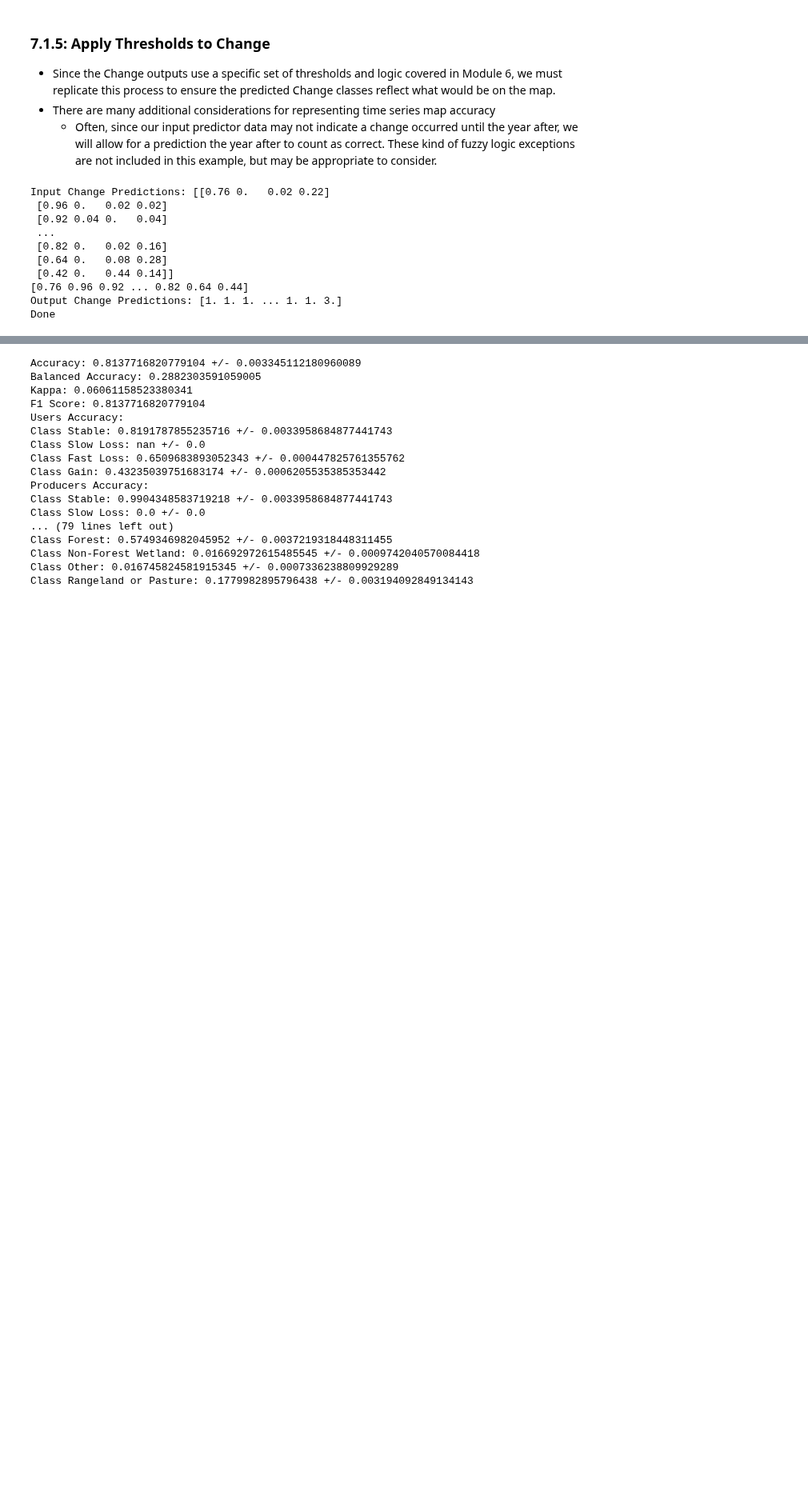
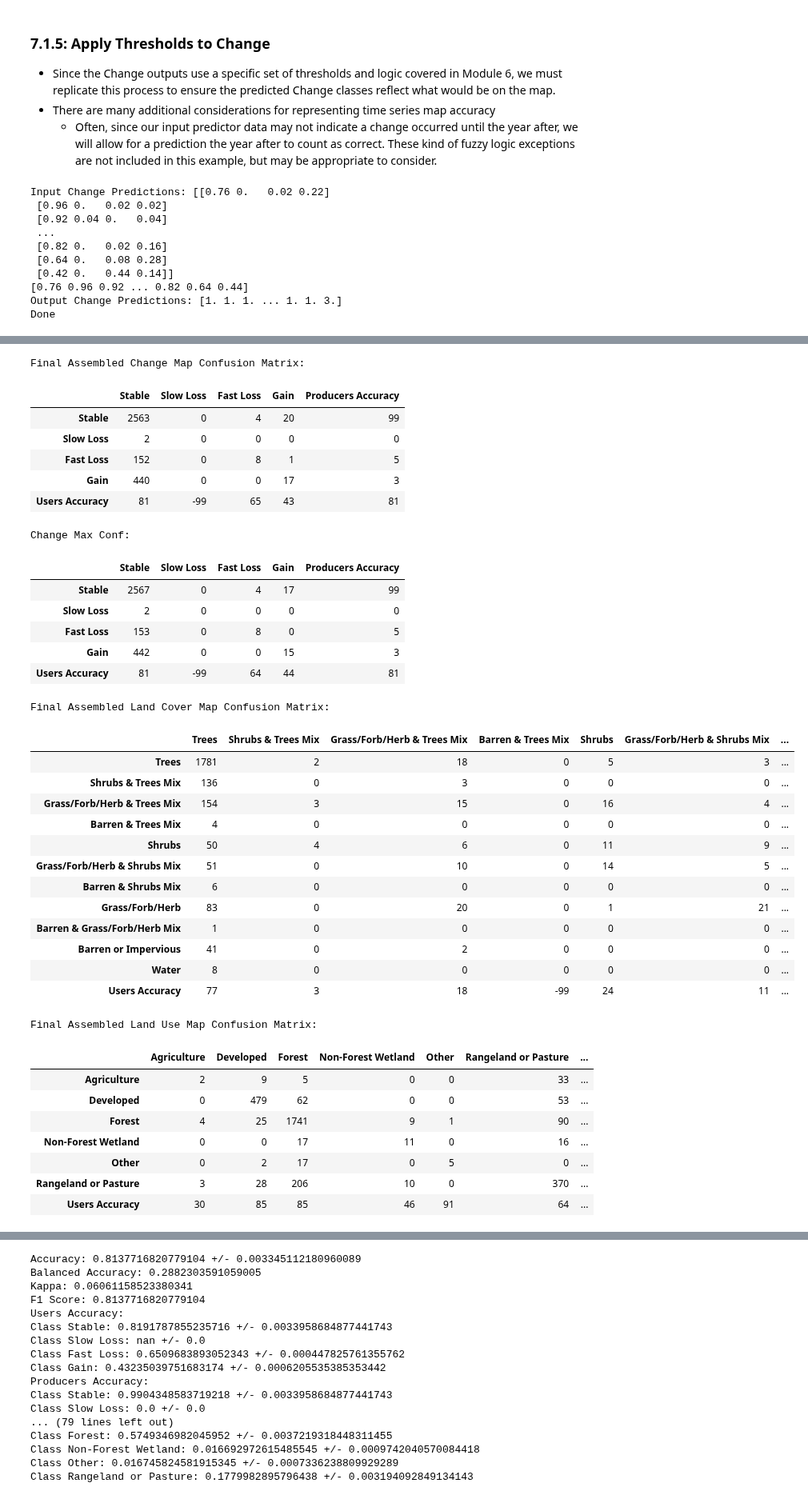
Before and after one commit to redcastle-resources/lcms-training, a Jupyter notebook: 7-Map_Validation.ipynb, the cells around one changed output, grey strips where cells are left out. Shown at 80% size. Cells and saved outputs as stored; diff of their text form; code cells hidden in the pictures; blank space fills up the shorter version.

```diff
--- a/7-Map_Validation.ipynb
+++ b/7-Map_Validation.ipynb
@@ -438,8 +441,9 @@ Done
 stratum = [i for i in KFoldInfo['STRATUM']]
 
 stratum_counts = KFoldInfo['STRATUM_PIXEL_COUNT']
-stratum_pct = KFoldInfo['STRATUM_PIXEL_PCT']
+stratum_pct = [(n/100) for n in KFoldInfo['STRATUM_PIXEL_PCT']]
 strata_dict = dict(set(zip(stratum,stratum_counts)))
+strata_pct_dict = dict(set(zip(stratum,stratum_pct)))
 print(strata_dict)
 
 
@@ -517,6 +521,9 @@ print(max_prob)
 # Set up a constant output of 1 (Stable)
 out = np.ones(len(max_conf))
 
+# Find max conf class
+change_class_max_conf_preds = preds.argmax(axis=1)+1
+
 # Iterate across each class
 for change_class,change_index in list(zip(change_classes,change_indices)):
 
@@ -551 +566,74 @@ Done
+# %%
+reload(asl)
+# Ignore divide by 0 warnings from NumPy
+warnings.filterwarnings('ignore')
+
+# Iterate across each product
+for product in products:
+    product_title = product.replace('_',' ')
+
+    # Set up output filename
+    cm_file = os.path.join(local_map_acc_folder,f'LCMS_{product}_Map_Confusion_Matrix.csv')
+
+    # Get the class numbers, names, and values
+    class_numbers = list(set(ref_pred_dict[product]['refs']))
+    class_names = lcms_viz_dict[f'{product}_class_names'][:-1]
+    class_values = lcms_viz_dict[f'{product}_class_values'][:-1]
+    lookup_dict = dict(list(zip(class_values,class_names)))
+
+    # Get rid of any missing values
+    assessment_classes = [n for n in class_values if n  in class_numbers]
+    labels = [lookup_dict[n] for n in class_values if n  in class_numbers]
+
+    # Get the confusion matrix
+    print(f'Final Assembled {product_title} Map Confusion Matrix:')
+    cm = asl.getConfusionMatrix(ref_pred_dict[product]['refs'],ref_pred_dict[product]['preds'],stratum,stratum_pct,strata_dict,assessment_classes,labels)
+    display(cm)
+    cm.to_csv(cm_file)
+
+    # Show the confusion matrix of change if we simply used the max model confidence (only slightly different)
+    if product == 'Change':
+        print('Change Max Conf:')
+        cm = asl.getConfusionMatrix(ref_pred_dict[product]['refs'],change_class_max_conf_preds,stratum,stratum_pct,strata_dict,assessment_classes,labels)
+        display(cm)
+
+print('Done')
+# %% [output]
+Final Assembled Change Map Confusion Matrix:
+|  | Stable | Slow Loss | Fast Loss | Gain | Producers Accuracy |
+| Stable | 2563 | 0 | 4 | 20 | 99 |
+| Slow Loss | 2 | 0 | 0 | 0 | 0 |
+| Fast Loss | 152 | 0 | 8 | 1 | 5 |
+| Gain | 440 | 0 | 0 | 17 | 3 |
+| Users Accuracy | 81 | -99 | 65 | 43 | 81 |
+Change Max Conf:
+|  | Stable | Slow Loss | Fast Loss | Gain | Producers Accuracy |
+| Stable | 2567 | 0 | 4 | 17 | 99 |
+| Slow Loss | 2 | 0 | 0 | 0 | 0 |
+| Fast Loss | 153 | 0 | 8 | 0 | 5 |
+| Gain | 442 | 0 | 0 | 15 | 3 |
+| Users Accuracy | 81 | -99 | 64 | 44 | 81 |
+Final Assembled Land Cover Map Confusion Matrix:
+|  | Trees | Shrubs & Trees Mix | Grass/Forb/Herb & Trees Mix | Barren & Trees Mix | Shrubs | Grass/Forb/Herb & Shrubs Mix | ... |
+| Trees | 1781 | 2 | 18 | 0 | 5 | 3 | ... |
+| Shrubs & Trees Mix | 136 | 0 | 3 | 0 | 0 | 0 | ... |
+| Grass/Forb/Herb & Trees Mix | 154 | 3 | 15 | 0 | 16 | 4 | ... |
+| Barren & Trees Mix | 4 | 0 | 0 | 0 | 0 | 0 | ... |
+| Shrubs | 50 | 4 | 6 | 0 | 11 | 9 | ... |
+| Grass/Forb/Herb & Shrubs Mix | 51 | 0 | 10 | 0 | 14 | 5 | ... |
+| Barren & Shrubs Mix | 6 | 0 | 0 | 0 | 0 | 0 | ... |
+| Grass/Forb/Herb | 83 | 0 | 20 | 0 | 1 | 21 | ... |
+| Barren & Grass/Forb/Herb Mix | 1 | 0 | 0 | 0 | 0 | 0 | ... |
+| Barren or Impervious | 41 | 0 | 2 | 0 | 0 | 0 | ... |
+| Water | 8 | 0 | 0 | 0 | 0 | 0 | ... |
+| Users Accuracy | 77 | 3 | 18 | -99 | 24 | 11 | ... |
+Final Assembled Land Use Map Confusion Matrix:
+|  | Agriculture | Developed | Forest | Non-Forest Wetland | Other | Rangeland or Pasture | ... |
+| Agriculture | 2 | 9 | 5 | 0 | 0 | 33 | ... |
+| Developed | 0 | 479 | 62 | 0 | 0 | 53 | ... |
+| Forest | 4 | 25 | 1741 | 9 | 1 | 90 | ... |
+| Non-Forest Wetland | 0 | 0 | 17 | 11 | 0 | 16 | ... |
+| Other | 0 | 2 | 17 | 0 | 5 | 0 | ... |
+| Rangeland or Pasture | 3 | 28 | 206 | 10 | 0 | 370 | ... |
+| Users Accuracy | 30 | 85 | 85 | 46 | 91 | 64 | ... |
 # %% [markdown]
```
Also changed, not shown: parts of 13 cells of this notebook, 3 other files.
